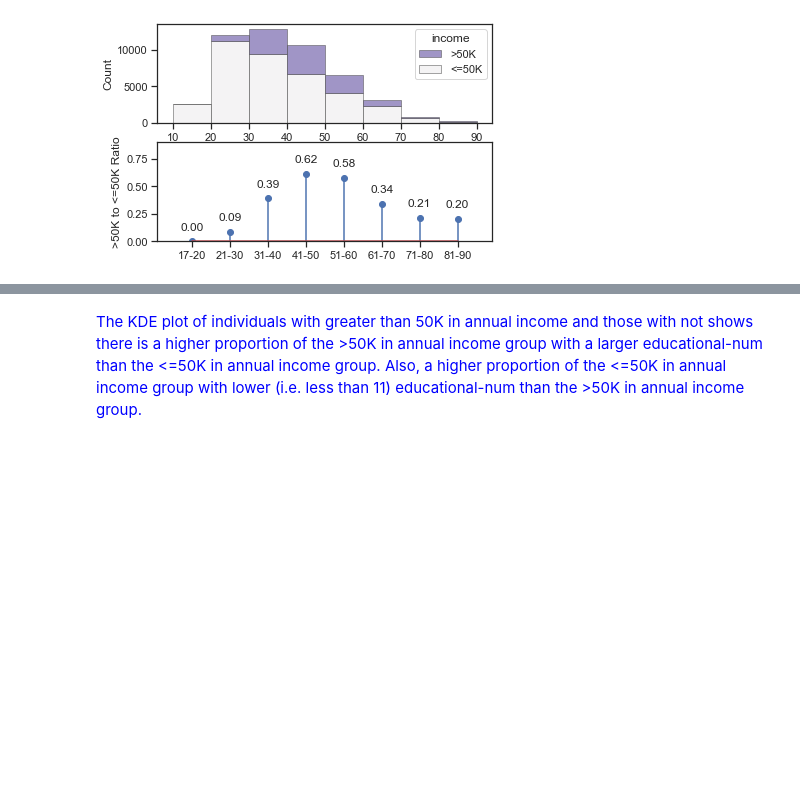
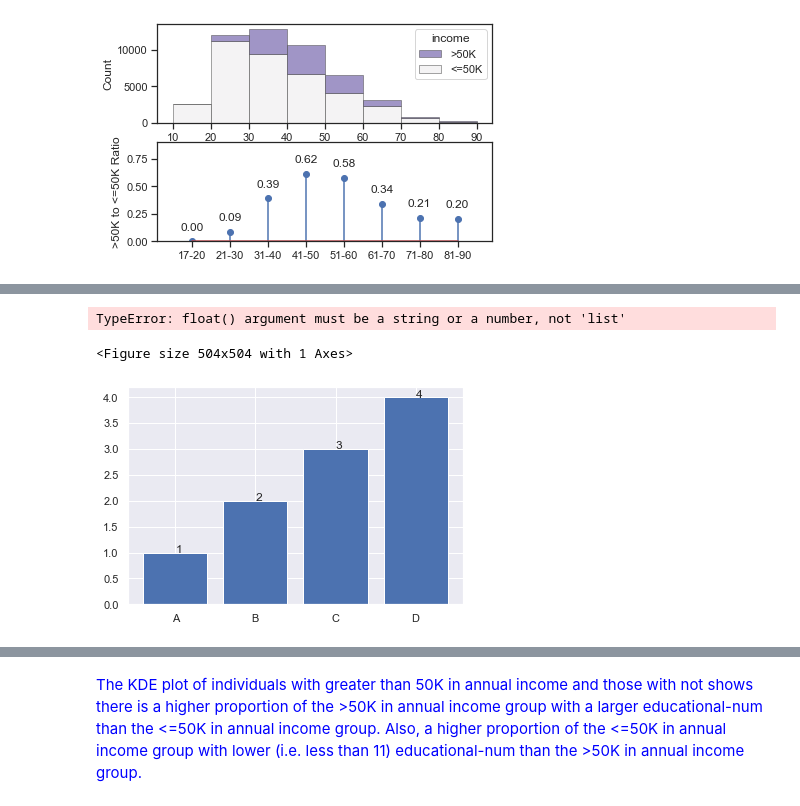
Before and after one commit to pauljacob/mini_projects, a Jupyter notebook: casfad_adult_income/03_Exploratory_Data_Analysis/03_exploratory_data_analysis_plots_plots.ipynb, the cells around one changed output, grey strips where cells are left out. Saved outputs shown, nothing was run; the diff lists cells and outputs as text; code cells hidden in the pictures; blank space fills up the shorter version.

```diff
--- a/casfad_adult_income/03_Exploratory_Data_Analysis/03_exploratory_data_analysis_plots_plots.ipynb
+++ b/casfad_adult_income/03_Exploratory_Data_Analysis/03_exploratory_data_analysis_plots_plots.ipynb
@@ -300,0 +415,55 @@ The age group of 31-40 has the most number of individuals with an income. Howeve
+# %%
+import matplotlib.patches as mpatches
+
+df_education_income = df_adult.groupby(['education'])['income'].value_counts().unstack().reset_index()
+
+df_education_income.loc[:, 'total'] = \
+df_education_income.loc[:, '<=50K'].values + df_education_income.loc[:, '>50K']
+
+df_education_income.loc[:, '>50K_rate'] = \
+df_education_income.loc[:, '>50K'].values / df_education_income.loc[:, 'total']
+
+df_education_income_total = df_education_income
+
+df_education_income_total.sort_values(['>50K_rate', 'total'], inplace=True, ascending=False)
+
+sns.set(style="darkgrid")
+
+plt.figure(figsize=(7, 7))
+
+bar1 = sns.barplot(x="education",  y="total", data=df_education_income_total, color='r')
+
+bar2 = sns.barplot(x="education",
+                   y="<=50K",
+                   data = df_education_income_total,
+                   color='#D9CC7A')
+
+top_bar = mpatches.Patch(color='r', label='>50K')
+bottom_bar = mpatches.Patch(color='#D9CC7A', label='<=50K')
+
+for index, value in enumerate(round(df_education_income_total.loc[:,'>50K_rate'], 2)):
+    plt.text(index, value, str(value), ha="center")
+
+plt.legend(handles=[top_bar, bottom_bar], frameon=False)
+
+plt.tick_params(axis='x', rotation=90)
+
+plt.ylabel('count')
+
+plt.show()
+
+#https://www.python-graph-gallery.com/stacked-and-percent-stacked-barplot
+# %% [output]
+TypeError: float() argument must be a string or a number, not 'list'
+<Figure size 504x504 with 1 Axes>
+# %%
+x = ["A", "B", "C", "D"]
+y = [1, 2, 3, 4]
+plt.bar(x, y)
+
+for index, value in enumerate(y):
+    plt.text(index, value, str(value))
+
+#https://www.kite.com/python/answers/how-to-display-the-value-of-each-bar-in-a-bar-chart-using-matplotlib-in-python
+# %% [output]
+[figure, added]
```
Also changed, not shown: parts of 22 cells of this notebook.
